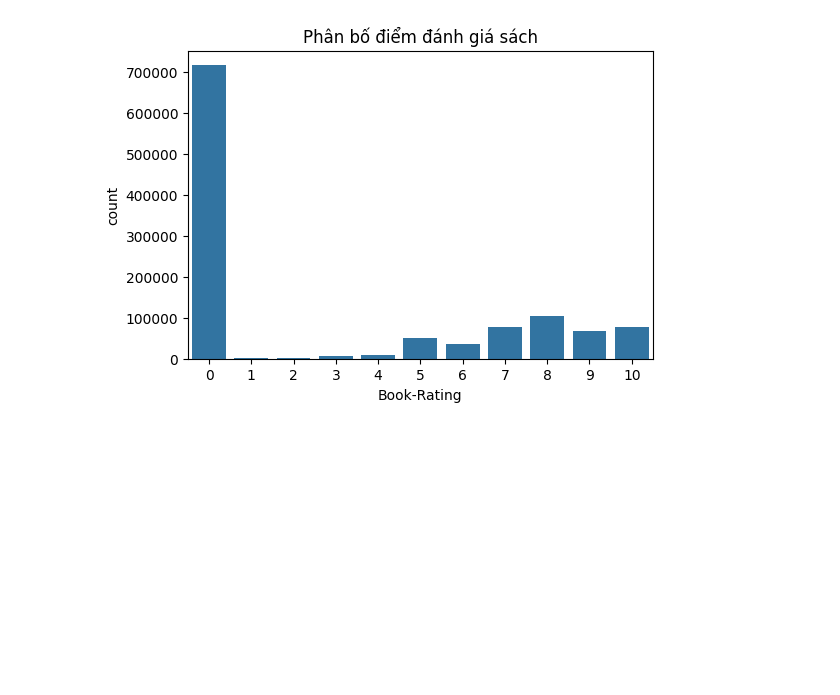
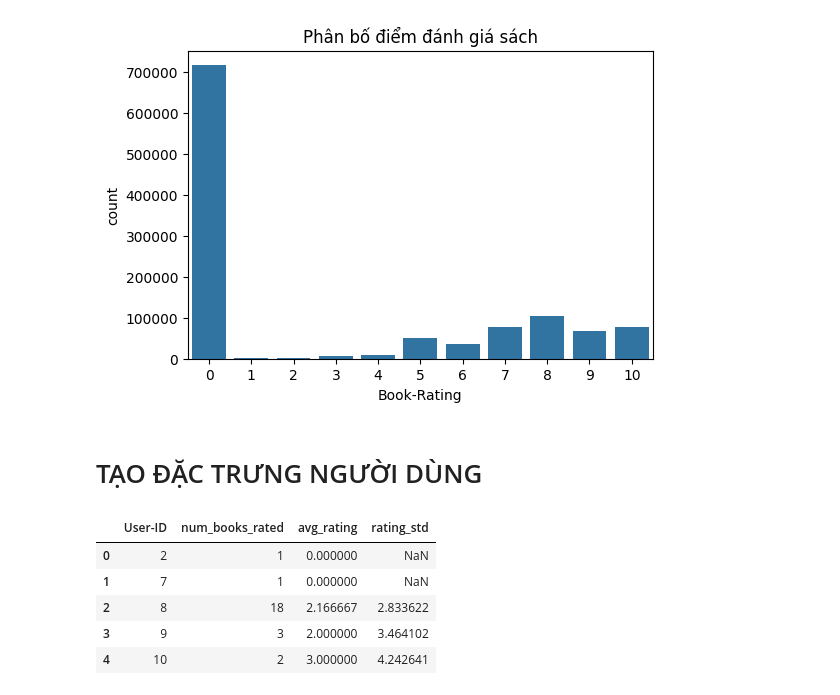
Before and after one commit to khoa-nguyen-data/phan-cum-khach-hang, a Jupyter notebook: src/phan_cum_khach_hang/phan-cum-nguoi-dung-books.ipynb, the cells around one changed output. Saved outputs shown, nothing was run; the diff lists cells and outputs as text; code cells hidden in the pictures; blank space fills up the shorter version.

```diff
--- a/src/phan_cum_khach_hang/phan-cum-nguoi-dung-books.ipynb
+++ b/src/phan_cum_khach_hang/phan-cum-nguoi-dung-books.ipynb
@@ -84,3 +184,20 @@ plt.title("Phân bố điểm đánh giá sách")
 plt.show()
 # %% [output]
 [figure]
+# %% [markdown]
+# TẠO ĐẶC TRƯNG NGƯỜI DÙNG
+# %%
+user_features = ratings.groupby("User-ID").agg(
+    num_books_rated=("ISBN", "count"),
+    avg_rating=("Book-Rating", "mean"),
+    rating_std=("Book-Rating", "std")
+).reset_index()
+
+user_features.head()
+# %% [output]
+|  | User-ID | num_books_rated | avg_rating | rating_std |
+| 0 | 2 | 1 | 0.000000 | NaN |
+| 1 | 7 | 1 | 0.000000 | NaN |
+| 2 | 8 | 18 | 2.166667 | 2.833622 |
+| 3 | 9 | 3 | 2.000000 | 3.464102 |
+| 4 | 10 | 2 | 3.000000 | 4.242641 |
```
Also changed, not shown: parts of 21 cells of this notebook, 3 other files.
